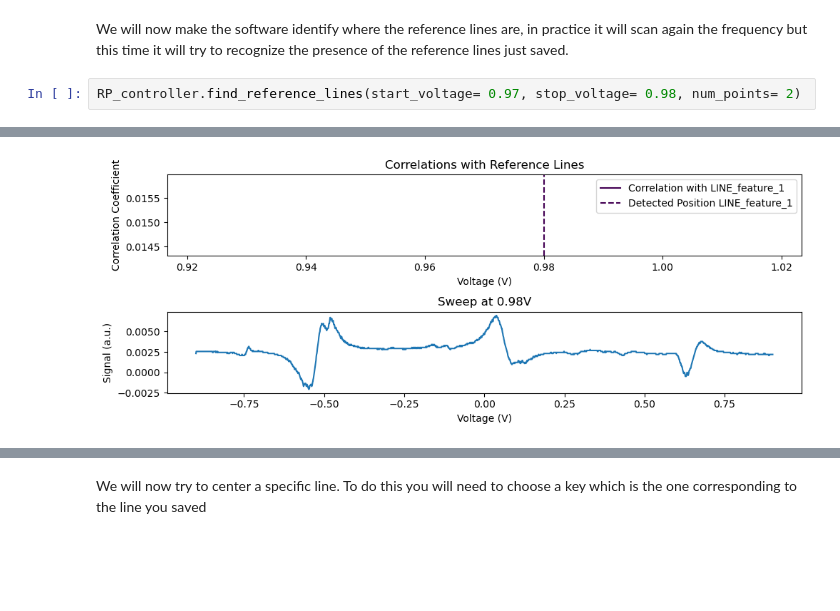
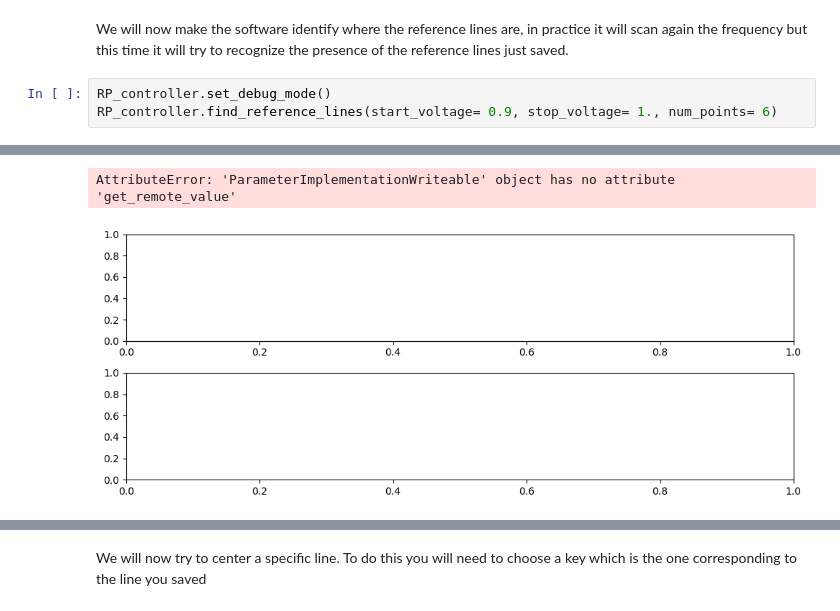
Before and after one commit to jack00look/RP_Spectroscopy, a Jupyter notebook: Notebook_Serafini.ipynb, the cells around one changed output, grey strips where cells are left out. Cells and saved outputs as stored; diff of their text form; blank space fills up the shorter version.

```diff
--- a/Notebook_Serafini.ipynb
+++ b/Notebook_Serafini.ipynb
@@ -63,5 +90,6 @@ if True:
 # %% [markdown]
 We will now make the software identify where the reference lines are, in practice it will scan again the frequency but this time it will try to recognize the presence of the reference lines just saved.
 # %%
-RP_controller.find_reference_lines(start_voltage= 0.97, stop_voltage= 0.98, num_points= 2)
+RP_controller.set_debug_mode()
+RP_controller.find_reference_lines(start_voltage= 0.9, stop_voltage= 1., num_points= 6)
 # %% [output]
@@ -71 +115,2 @@ RP_controller.find_reference_lines(start_voltage= 0.97, stop_voltage= 0.98, num_
+AttributeError: 'ParameterImplementationWriteable' object has no attribute 'get_remote_value'
-[figure, old version]
+[figure, new version]
```
Also changed, not shown: parts of 6 cells of this notebook, 9 other files.
